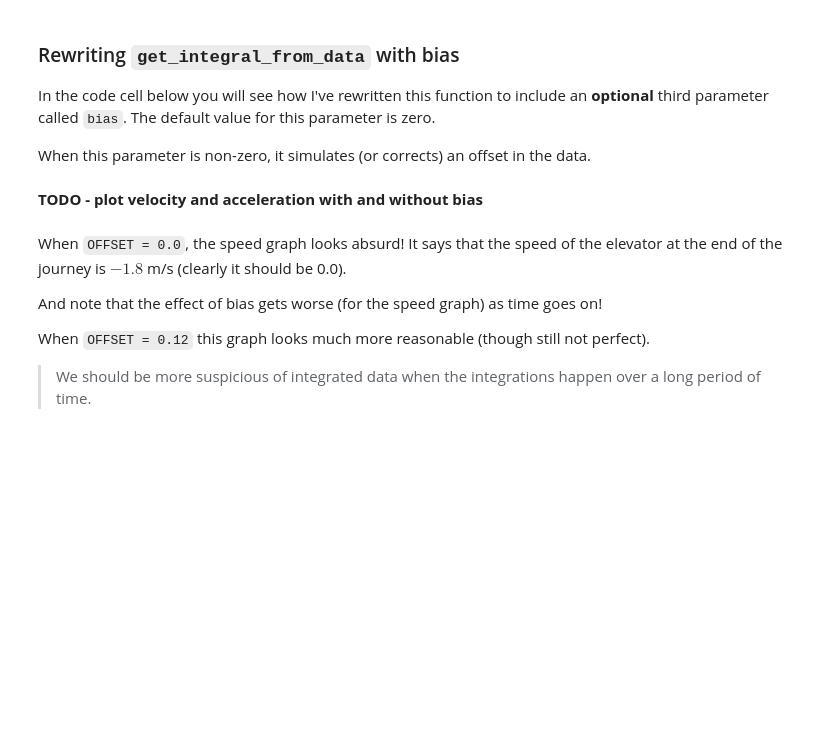
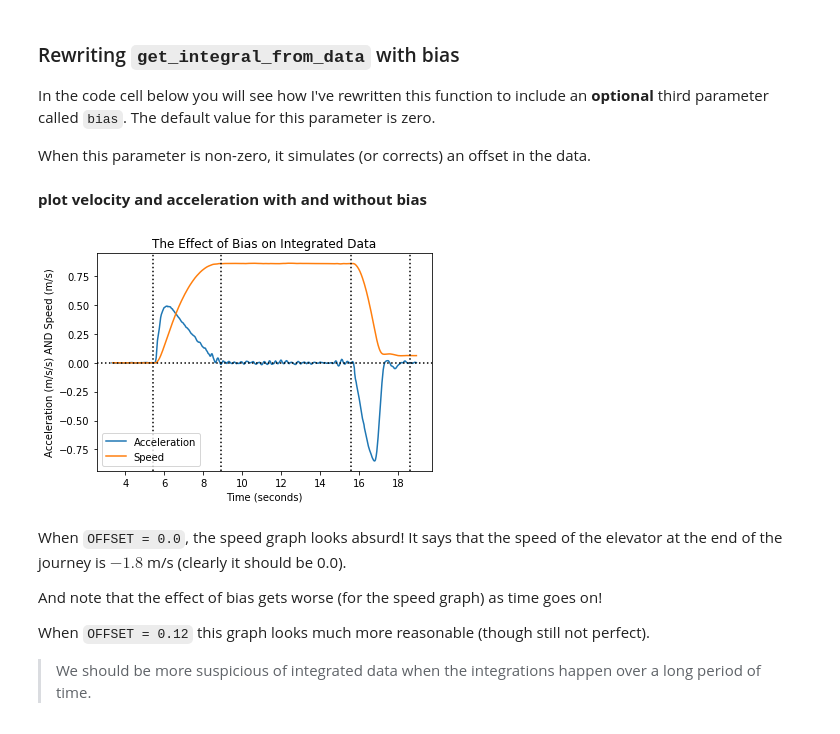
Before and after one commit to Bjarten/computer-vision-ND, a Jupyter notebook: localization_exercises/4_8_Vehicle_Motion_and_Calculus/Accumulating Errors.ipynb, the cells around one changed output. Saved outputs shown, nothing was run; the diff lists cells and outputs as text; code cells hidden in the pictures; blank space fills up the shorter version.

Commit message:
feat: visualize the effect of bias on discrete data

```diff
--- a/localization_exercises/4_8_Vehicle_Motion_and_Calculus/Accumulating Errors.ipynb
+++ b/localization_exercises/4_8_Vehicle_Motion_and_Calculus/Accumulating Errors.ipynb
@@ -79,42 +79,43 @@ def get_integral_from_data(acceleration_data, times, bias=0.0):
         last_time = time
     return speeds
 # %% [markdown]
-**TODO - plot velocity and acceleration with and without bias**
+**plot velocity and acceleration with and without bias**
 # %%
-# TODO
-#   0. read through the code below to get a sense for what it does.
+ #   0. read through the code below to get a sense for what it does.
 #   1. run this cell with OFFSET = 0.0
 #   2. look at the graph. Note how drastic the error is with the
 #      integrated speed!
 #   3. change OFFSET to OFFSET = 0.12 and re-run the cell
 
-OFFSET = 0.0
+OFFSET = 0.12
 
 plt.title("The Effect of Bias on Integrated Data")
 plt.xlabel("Time (seconds)")
 plt.ylabel("Acceleration (m/s/s) AND Speed (m/s)")
 
 # get the elevator speeds by integrating the acceleration data
 elevator_speeds = get_integral_from_data(a_z, t, OFFSET)
 
 # plot acceleration data
 plt.plot(t, a_z+OFFSET)
 
 # plot INFERRED (from integration) speed data
 plt.plot(t[1:], elevator_speeds)
 
 # add a legend to the plot
 plt.legend(["Acceleration", "Speed"])
 
 # vertical lines
 region_delimiters = [5.4, 8.9, 15.6, 18.6]
 for x_val in region_delimiters:
     plt.axvline(x=x_val, color="black",linestyle='dotted')
 
 # a=0 reference line
 plt.axhline(y=0, color='black',linestyle='dotted')
 
 plt.show()
+# %% [output]
+[figure, added]
 # %% [markdown]
 When `OFFSET = 0.0`, the speed graph looks absurd! It says that the speed of the elevator at the end of the journey is $-1.8$ m/s (clearly it should be 0.0).
 
```
